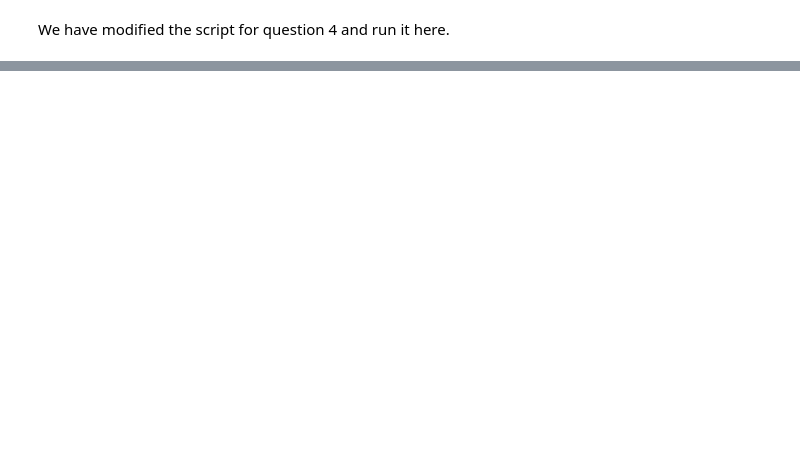
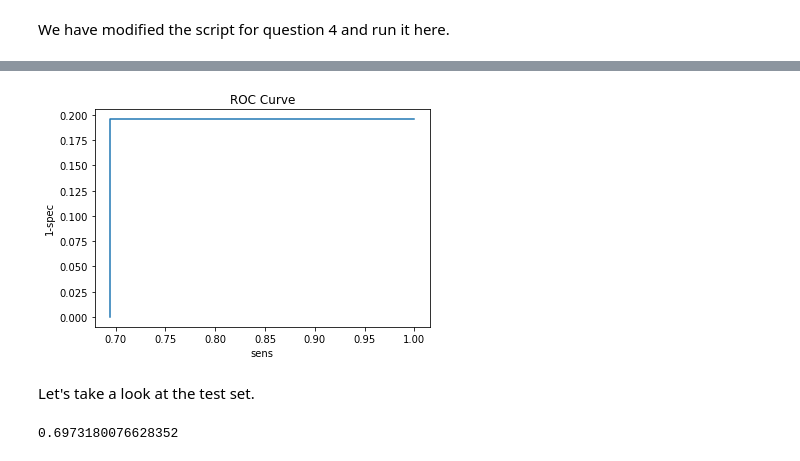
Before and after one commit to amindadgar/Machine-Learning, a Jupyter notebook: HW2/main.ipynb, the cells around one changed output, grey strips where cells are left out. Cells and saved outputs as stored; diff of their text form; code cells hidden in the pictures; blank space fills up the shorter version.

```diff
--- a/HW2/main.ipynb
+++ b/HW2/main.ipynb
@@ -1401,0 +1449,14 @@ roc_curve(results_Q9, df_pima[['label']])
+# %%
+results_Q9 = np.array(results_Q9)
+
+roc_curve(df_pima_trn[['label']].values.flatten(), results_Q9 )
+# %% [output]
+[figure, added]
+# %% [markdown]
+Let's take a look at the test set.
+# %%
+results_Q9_tst = mode_QDA_pima.predict(df_pima_tst[pima_cols_X])
+## accuracy
+(results_Q9_tst == df_pima_tst[['label']].T.values).sum() / len(results_Q9_tst)
+# %% [output]
+0.6973180076628352
```
Also changed, not shown: parts of 36 cells of this notebook, 5 other files.
